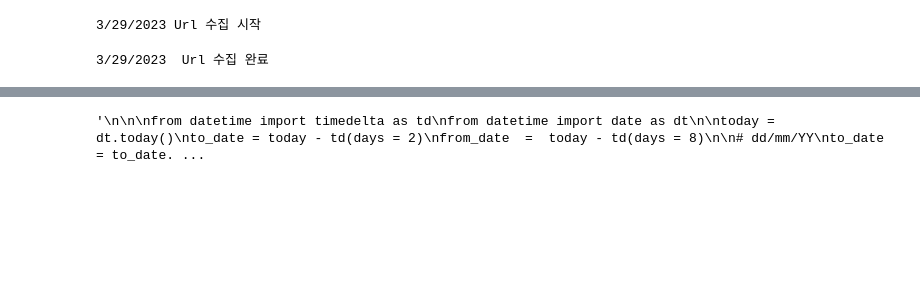
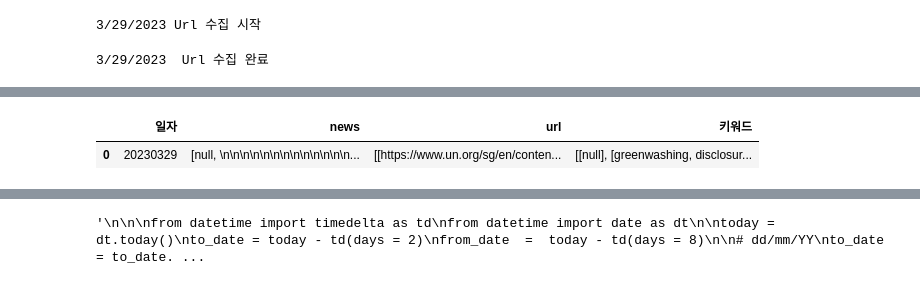
Before and after one commit to ho2921ho/NLP_ShoppingReview, a Jupyter notebook: Desktop/globalTrend/IntergatedVersion.ipynb, the cells around one changed output, grey strips where cells are left out. Drawn from its saved outputs; the diff is of its cells as text; code cells hidden in the pictures; blank space fills up the shorter version.

```diff
--- a/Desktop/globalTrend/IntergatedVersion.ipynb
+++ b/Desktop/globalTrend/IntergatedVersion.ipynb
@@ -259,6 +257,11 @@ name = "Keyword{}-{}.pickle".format(from_date,to_date)
 name = name.replace('/','.')
 with open(main_path + '/' + 'keyword/' + name,'wb') as f:
     pickle.dump(data,f)
+# %%
+data
+# %% [output]
+|  | 일자 | news | url | 키워드 |
+| 0 | 20230329 | [null, \n\n\n\n\n\n\n\n\n\n\n\n\n... | [[https://www.un.org/sg/en/conten... | [[null], [greenwashing, disclosur... |
 # %%
 # 4. 추출된 키워드 전처리
 def get_slop(df2,from_date,to_date):
```
Also changed, not shown: parts of 6 cells of this notebook, 9 other files.
